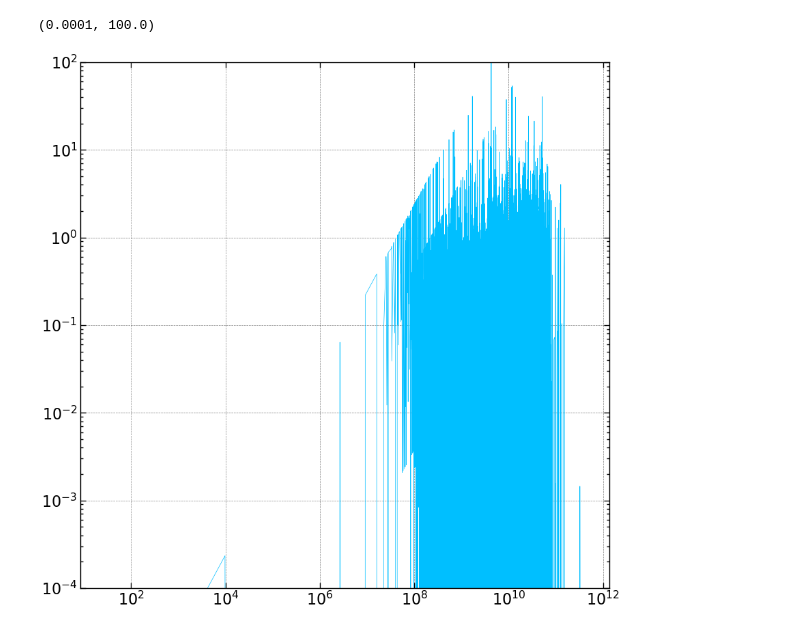
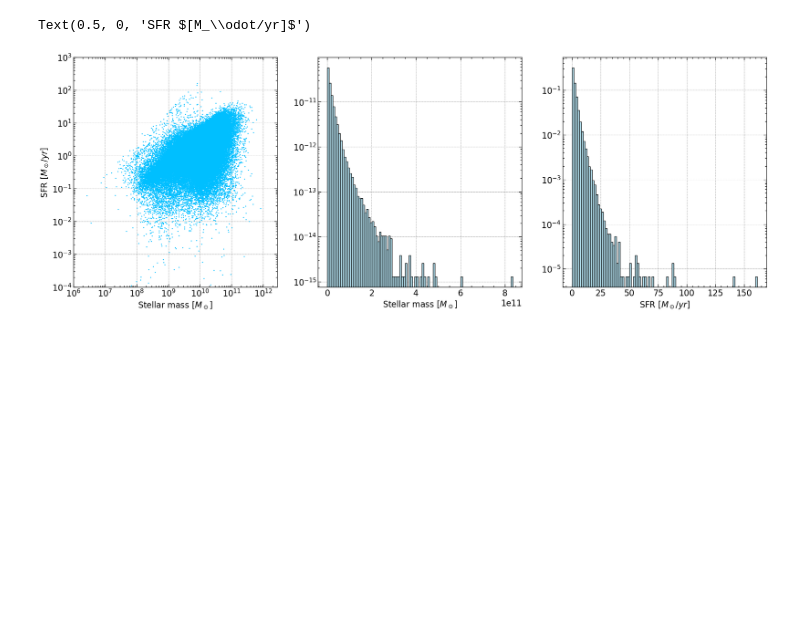
Before and after one commit to M-Bianchi/Laboratory_of_Data_Analysis, a Jupyter notebook: Lecture 5/Lecture5.ipynb, the cells around one changed output. Saved outputs shown, nothing was run; the diff lists cells and outputs as text; code cells hidden in the pictures; blank space fills up the shorter version.

```diff
--- a/Lecture 5/Lecture5.ipynb
+++ b/Lecture 5/Lecture5.ipynb
@@ -73,11 +62,30 @@ Text(0, 0.5, 'SFR $[M_\\odot/yr]$')
-# %%
-arr1inds = x_data.argsort()
-x_data = x_data[arr1inds[::-1]]
-y_data = y_data[arr1inds[::-1]]
-plt.plot(x_data, y_data, lw=0.5, color='deepskyblue')
-plt.xscale('log')
-plt.yscale('log')
-plt.ylim(1e-4, 1e2)
-# %% [output]
-(0.0001, 100.0)
-[figure, removed]
+# %%
+x_data = results['best.stellar.m_star']
+y_data = results['bayes.sfh.sfr10Myrs']
+
+plt.rcParams['figure.figsize'] = [24 , 8]
+fig, axes = plt.subplots(1, 3)
+
+ax = axes[0]
+ax.scatter(x_data, y_data, s=1, color='deepskyblue')
+ax.set_xscale('log')
+ax.set_yscale('log')
+ax.set_xlim(1e6)
+ax.set_ylim(1e-4, 1e3)
+ax.set_xlabel('Stellar mass $[M_\odot]$')
+ax.set_ylabel('SFR $[M_\odot/yr]$')
+
+ax = axes[1]
+ax.hist(x_data, bins=100, density=True, color='lightblue', edgecolor='black')
+#ax.set_xscale('log')
+ax.set_yscale('log')
+ax.set_xlabel('Stellar mass $[M_\odot]$')
+
+ax = axes[2]
+ax.hist(y_data, bins=100, density=True, color='lightblue', edgecolor='black')
+#ax.set_xscale('log')
+ax.set_yscale('log')
+ax.set_xlabel('SFR $[M_\odot/yr]$')
+# %% [output]
+Text(0.5, 0, 'SFR $[M_\\odot/yr]$')
+[figure, added]
```
Also changed, not shown: parts of 5 cells of this notebook, 10 other files.
